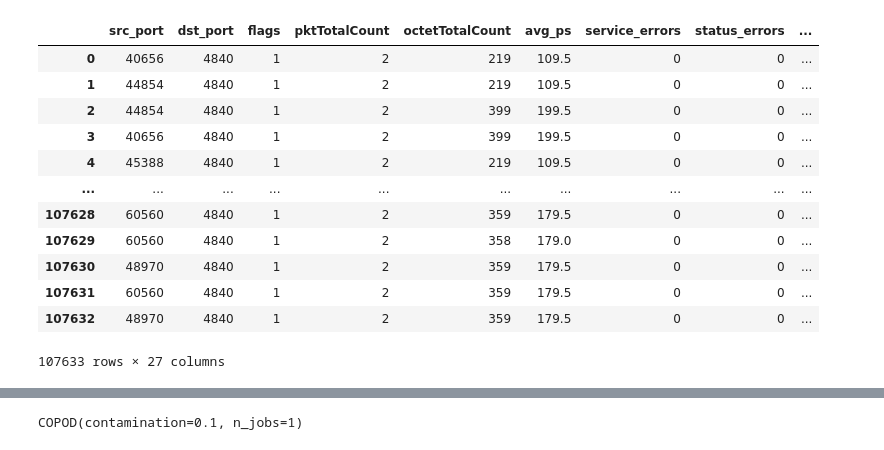
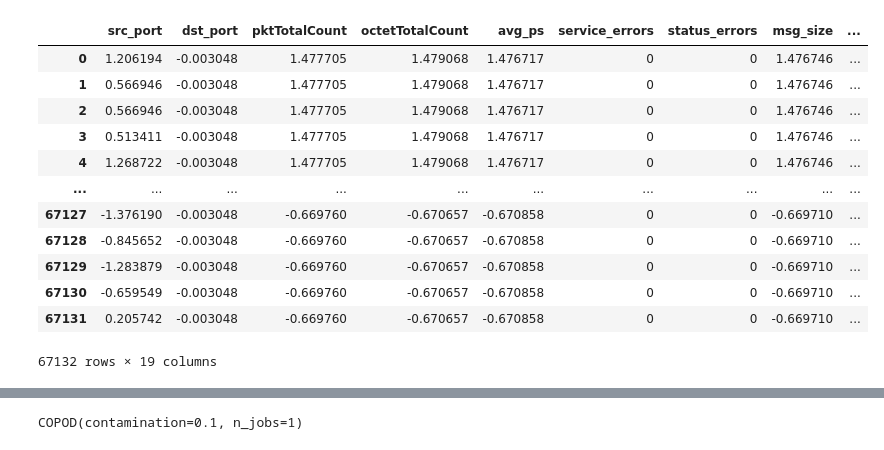
Before and after one commit to BryanEstrada003/OPC-UA-PyOD, a Jupyter notebook: notebooks/training.ipynb, the cells around one changed output, grey strips where cells are left out. Saved outputs shown, nothing was run; the diff lists cells and outputs as text; code cells hidden in the pictures.

```diff
--- a/notebooks/training.ipynb
+++ b/notebooks/training.ipynb
@@ -1,31 +1,31 @@
 # %%
 from pyod.models.copod import COPOD
 import pandas as pd
 from sklearn.model_selection import train_test_split
 
-file = "OPCUA_dataset_public - Original.csv"
+file = "../results/processed_data/opcua_undersampled.csv"
 data = pd.read_csv(file)
 
 # eliminar las columnas que no son numéricas
-data = data.select_dtypes(include=["float64", "int64", "int32"])
+# data = data.select_dtypes(include=["float64", "int64", "int32"])
 
 # quitar las ultimas 2 columnas
 # data = data.iloc[:, :-1]
 data
 # %% [output]
-|  | src_port | dst_port | flags | pktTotalCount | octetTotalCount | avg_ps | service_errors | status_errors | ... |
-| 0 | 40656 | 4840 | 1 | 2 | 219 | 109.5 | 0 | 0 | ... |
-| 1 | 44854 | 4840 | 1 | 2 | 219 | 109.5 | 0 | 0 | ... |
-| 2 | 44854 | 4840 | 1 | 2 | 399 | 199.5 | 0 | 0 | ... |
-| 3 | 40656 | 4840 | 1 | 2 | 399 | 199.5 | 0 | 0 | ... |
-| 4 | 45388 | 4840 | 1 | 2 | 219 | 109.5 | 0 | 0 | ... |
+|  | src_port | dst_port | pktTotalCount | octetTotalCount | avg_ps | service_errors | status_errors | msg_size | ... |
+| 0 | 1.206194 | -0.003048 | 1.477705 | 1.479068 | 1.476717 | 0 | 0 | 1.476746 | ... |
+| 1 | 0.566946 | -0.003048 | 1.477705 | 1.479068 | 1.476717 | 0 | 0 | 1.476746 | ... |
+| 2 | 0.566946 | -0.003048 | 1.477705 | 1.479068 | 1.476717 | 0 | 0 | 1.476746 | ... |
+| 3 | 0.513411 | -0.003048 | 1.477705 | 1.479068 | 1.476717 | 0 | 0 | 1.476746 | ... |
+| 4 | 1.268722 | -0.003048 | 1.477705 | 1.479068 | 1.476717 | 0 | 0 | 1.476746 | ... |
 | ... | ... | ... | ... | ... | ... | ... | ... | ... | ... |
-| 107628 | 60560 | 4840 | 1 | 2 | 359 | 179.5 | 0 | 0 | ... |
-| 107629 | 60560 | 4840 | 1 | 2 | 358 | 179.0 | 0 | 0 | ... |
-| 107630 | 48970 | 4840 | 1 | 2 | 359 | 179.5 | 0 | 0 | ... |
-| 107631 | 60560 | 4840 | 1 | 2 | 359 | 179.5 | 0 | 0 | ... |
-| 107632 | 48970 | 4840 | 1 | 2 | 359 | 179.5 | 0 | 0 | ... |
+| 67127 | -1.376190 | -0.003048 | -0.669760 | -0.670657 | -0.670858 | 0 | 0 | -0.669710 | ... |
+| 67128 | -0.845652 | -0.003048 | -0.669760 | -0.670657 | -0.670858 | 0 | 0 | -0.669710 | ... |
+| 67129 | -1.283879 | -0.003048 | -0.669760 | -0.670657 | -0.670858 | 0 | 0 | -0.669710 | ... |
+| 67130 | -0.659549 | -0.003048 | -0.669760 | -0.670657 | -0.670858 | 0 | 0 | -0.669710 | ... |
+| 67131 | 0.205742 | -0.003048 | -0.669760 | -0.670657 | -0.670858 | 0 | 0 | -0.669710 | ... |
-107633 rows × 27 columns
+67132 rows × 19 columns
 # %%
 data.describe()
 # %% [output]
```
Also changed, not shown: parts of 13 cells of this notebook, 15 other files.
